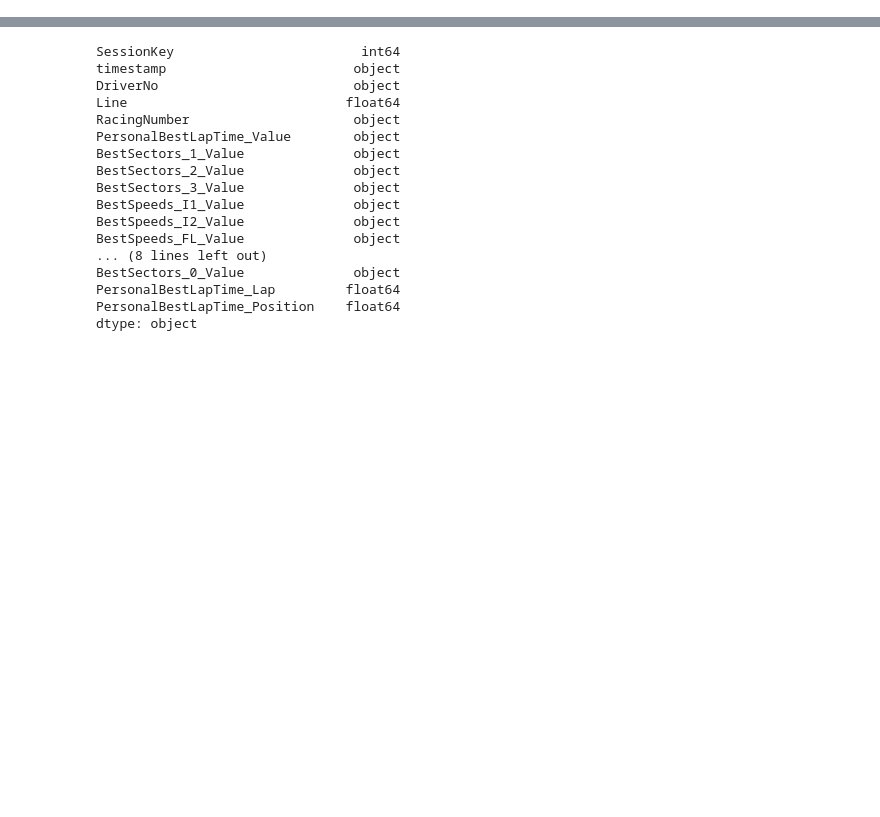
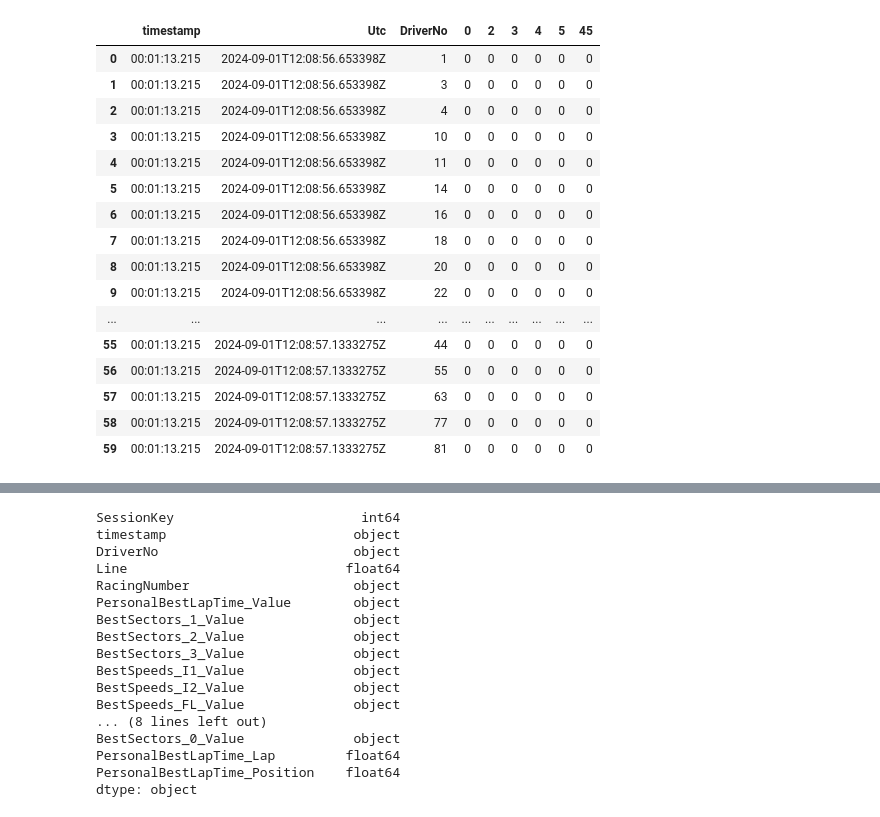
Before and after one commit to GoktugOcal/f1-data-ingestion, a Jupyter notebook: dev.ipynb, the cells around one changed output, grey strips where cells are left out. Saved outputs shown, nothing was run; the diff lists cells and outputs as text; code cells hidden in the pictures; blank space fills up the shorter version.

```diff
--- a/dev.ipynb
+++ b/dev.ipynb
@@ -7,7 +7,7 @@ import urllib
 import json
 import numpy as np
 # %%
-endpoint = "https://livetiming.formula1.com/static/2024/2024-09-01_Italian_Grand_Prix/2024-09-01_Race/TeamRadio.jsonStream"
+endpoint = "https://livetiming.formula1.com/static/2024/2024-09-01_Italian_Grand_Prix/2024-09-01_Race/CarData.z.jsonStream"
 data = LivetimingF1GetData(endpoint, stream=True)
 data
 # %% [output]
@@ -71,3 +77,23 @@ for ts, ts_value in data.items():
+# %%
+pd.DataFrame(records)
+# %% [output]
+|  | timestamp | Utc | DriverNo | 0 | 2 | 3 | 4 | 5 | 45 |
+| 0 | 00:01:13.215 | 2024-09-01T12:08:56.653398Z | 1 | 0 | 0 | 0 | 0 | 0 | 0 |
+| 1 | 00:01:13.215 | 2024-09-01T12:08:56.653398Z | 3 | 0 | 0 | 0 | 0 | 0 | 0 |
+| 2 | 00:01:13.215 | 2024-09-01T12:08:56.653398Z | 4 | 0 | 0 | 0 | 0 | 0 | 0 |
+| 3 | 00:01:13.215 | 2024-09-01T12:08:56.653398Z | 10 | 0 | 0 | 0 | 0 | 0 | 0 |
+| 4 | 00:01:13.215 | 2024-09-01T12:08:56.653398Z | 11 | 0 | 0 | 0 | 0 | 0 | 0 |
+| 5 | 00:01:13.215 | 2024-09-01T12:08:56.653398Z | 14 | 0 | 0 | 0 | 0 | 0 | 0 |
+| 6 | 00:01:13.215 | 2024-09-01T12:08:56.653398Z | 16 | 0 | 0 | 0 | 0 | 0 | 0 |
+| 7 | 00:01:13.215 | 2024-09-01T12:08:56.653398Z | 18 | 0 | 0 | 0 | 0 | 0 | 0 |
+| 8 | 00:01:13.215 | 2024-09-01T12:08:56.653398Z | 20 | 0 | 0 | 0 | 0 | 0 | 0 |
+| 9 | 00:01:13.215 | 2024-09-01T12:08:56.653398Z | 22 | 0 | 0 | 0 | 0 | 0 | 0 |
+| ... | ... | ... | ... | ... | ... | ... | ... | ... | ... |
+| 55 | 00:01:13.215 | 2024-09-01T12:08:57.1333275Z | 44 | 0 | 0 | 0 | 0 | 0 | 0 |
+| 56 | 00:01:13.215 | 2024-09-01T12:08:57.1333275Z | 55 | 0 | 0 | 0 | 0 | 0 | 0 |
+| 57 | 00:01:13.215 | 2024-09-01T12:08:57.1333275Z | 63 | 0 | 0 | 0 | 0 | 0 | 0 |
+| 58 | 00:01:13.215 | 2024-09-01T12:08:57.1333275Z | 77 | 0 | 0 | 0 | 0 | 0 | 0 |
+| 59 | 00:01:13.215 | 2024-09-01T12:08:57.1333275Z | 81 | 0 | 0 | 0 | 0 | 0 | 0 |
 # %%
 pd.DataFrame(records)
 # %% [output]
```
Also changed, not shown: parts of 3 cells of this notebook, 3 other files.
